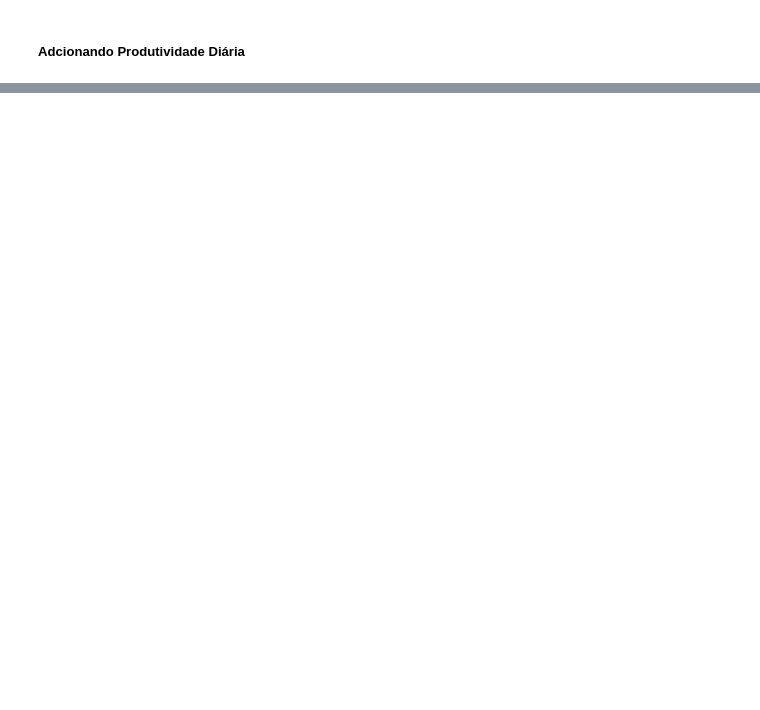
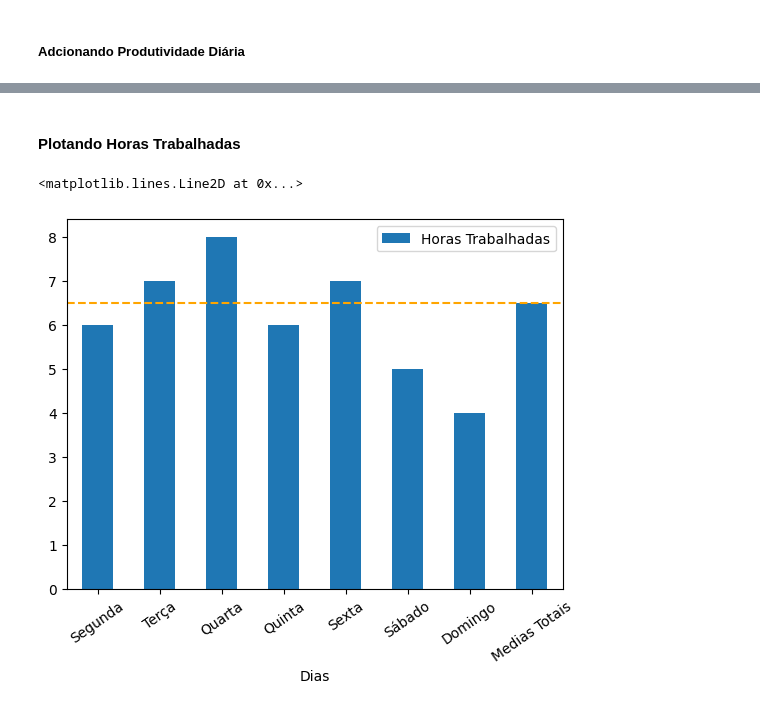
Before and after one commit to NewKanvas/M4-Projeto-Individual, a Jupyter notebook: notebook.ipynb, the cells around one changed output, grey strips where cells are left out. Cells and saved outputs as stored; diff of their text form; code cells hidden in the pictures; blank space fills up the shorter version.

```diff
--- a/notebook.ipynb
+++ b/notebook.ipynb
@@ -100,0 +104,7 @@ db
+# %% [markdown]
+#### Plotando Horas Trabalhadas
+# %%
+db2[['Horas Trabalhadas']].plot.bar(rot=35).axhline(y=db2.loc['Medias Totais', 'Horas Trabalhadas'], color='orange', linestyle='--',)
+# %% [output]
+<matplotlib.lines.Line2D at 0x...>
+[figure, added]
```
Also changed, not shown: parts of 15 cells of this notebook.
